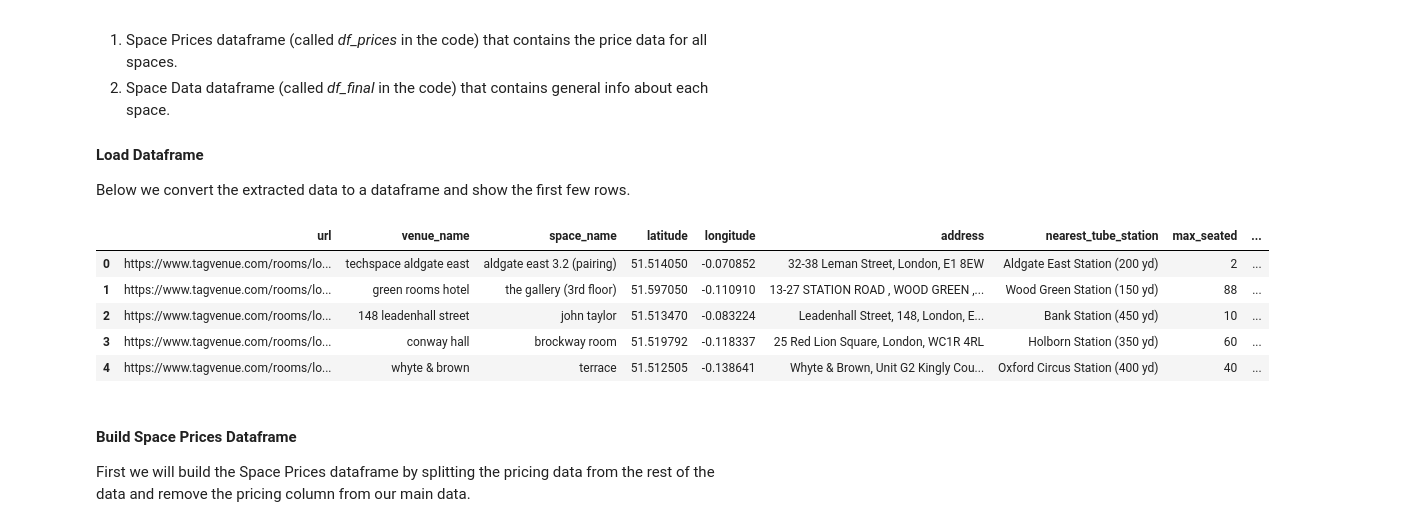
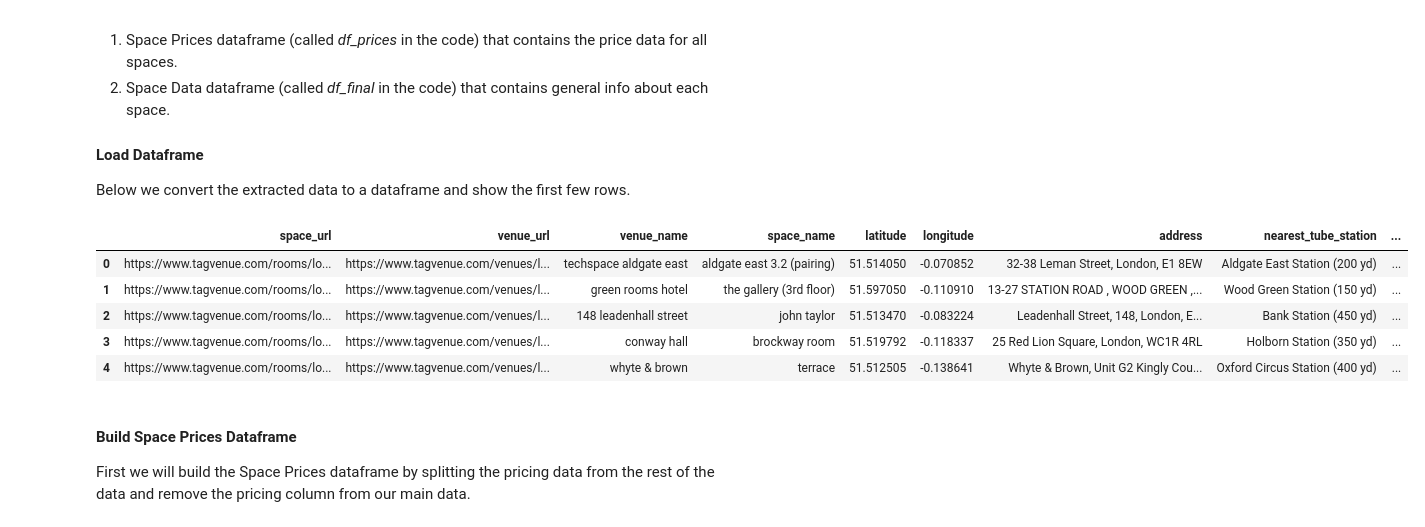
Before and after one commit to rhart-rup/London-Venue-Hire-Price-Prediction, a Jupyter notebook: Tag_Venue_Scrape.ipynb, the cells around one changed output. Drawn from its saved outputs; the diff is of its cells as text; code cells hidden in the pictures.

Commit message:
Add venue_url scrape and dates to csv name

```diff
--- a/Tag_Venue_Scrape.ipynb
+++ b/Tag_Venue_Scrape.ipynb
@@ -978,21 +988,24 @@ Below we convert the extracted data to a dataframe and show the first few rows.
 # %%
 pd.options.display.max_columns = 80
 
-df = pd.DataFrame(data, columns = ['url', 'venue_name', 'space_name', 'latitude',
+df = pd.DataFrame(data, columns = ['space_url', 'venue_url', 'venue_name',
+                                   'space_name', 'latitude',
                                    'longitude', 'address',
-                                   'nearest_tube_station', 'max_seated', 'max_standing',
-                                   'area_in_m2', 'catering_offered',
-                                   'external_catering_allowed', 'supervenue', 'capacity',
-                                   'top_catering_list', 'bottom_catering_dic', 'features',
+                                   'nearest_tube_station', 'max_seated',
+                                   'max_standing', 'area_in_m2',
+                                   'catering_offered',
+                                   'external_catering_allowed', 'supervenue',
+                                   'capacity', 'top_catering_list',
+                                   'bottom_catering_dic', 'features',
                                   'prices'])
 df.head()
 # %% [output]
-|  | url | venue_name | space_name | latitude | longitude | address | nearest_tube_station | max_seated | ... |
-| 0 | https://www.tagvenue.com/rooms/lo... | techspace aldgate east | aldgate east 3.2 (pairing) | 51.514050 | -0.070852 | 32-38 Leman Street, London, E1 8EW | Aldgate East Station (200 yd) | 2 | ... |
-| 1 | https://www.tagvenue.com/rooms/lo... | green rooms hotel | the gallery (3rd floor) | 51.597050 | -0.110910 | 13-27 STATION ROAD , WOOD GREEN ,... | Wood Green Station (150 yd) | 88 | ... |
-| 2 | https://www.tagvenue.com/rooms/lo... | 148 leadenhall street | john taylor | 51.513470 | -0.083224 | Leadenhall Street, 148, London, E... | Bank Station (450 yd) | 10 | ... |
-| 3 | https://www.tagvenue.com/rooms/lo... | conway hall | brockway room | 51.519792 | -0.118337 | 25 Red Lion Square, London, WC1R 4RL | Holborn Station (350 yd) | 60 | ... |
-| 4 | https://www.tagvenue.com/rooms/lo... | whyte & brown | terrace | 51.512505 | -0.138641 | Whyte & Brown, Unit G2 Kingly Cou... | Oxford Circus Station (400 yd) | 40 | ... |
+|  | space_url | venue_url | venue_name | space_name | latitude | longitude | address | nearest_tube_station | ... |
+| 0 | https://www.tagvenue.com/rooms/lo... | https://www.tagvenue.com/venues/l... | techspace aldgate east | aldgate east 3.2 (pairing) | 51.514050 | -0.070852 | 32-38 Leman Street, London, E1 8EW | Aldgate East Station (200 yd) | ... |
+| 1 | https://www.tagvenue.com/rooms/lo... | https://www.tagvenue.com/venues/l... | green rooms hotel | the gallery (3rd floor) | 51.597050 | -0.110910 | 13-27 STATION ROAD , WOOD GREEN ,... | Wood Green Station (150 yd) | ... |
+| 2 | https://www.tagvenue.com/rooms/lo... | https://www.tagvenue.com/venues/l... | 148 leadenhall street | john taylor | 51.513470 | -0.083224 | Leadenhall Street, 148, London, E... | Bank Station (450 yd) | ... |
+| 3 | https://www.tagvenue.com/rooms/lo... | https://www.tagvenue.com/venues/l... | conway hall | brockway room | 51.519792 | -0.118337 | 25 Red Lion Square, London, WC1R 4RL | Holborn Station (350 yd) | ... |
+| 4 | https://www.tagvenue.com/rooms/lo... | https://www.tagvenue.com/venues/l... | whyte & brown | terrace | 51.512505 | -0.138641 | Whyte & Brown, Unit G2 Kingly Cou... | Oxford Circus Station (400 yd) | ... |
 # %% [markdown]
 #### Build Space Prices Dataframe
 First we will build the Space Prices dataframe by splitting the pricing data from the rest of the data and remove the pricing column from our main data.
```
Also changed, not shown: parts of 11 cells of this notebook, 3 other files.
